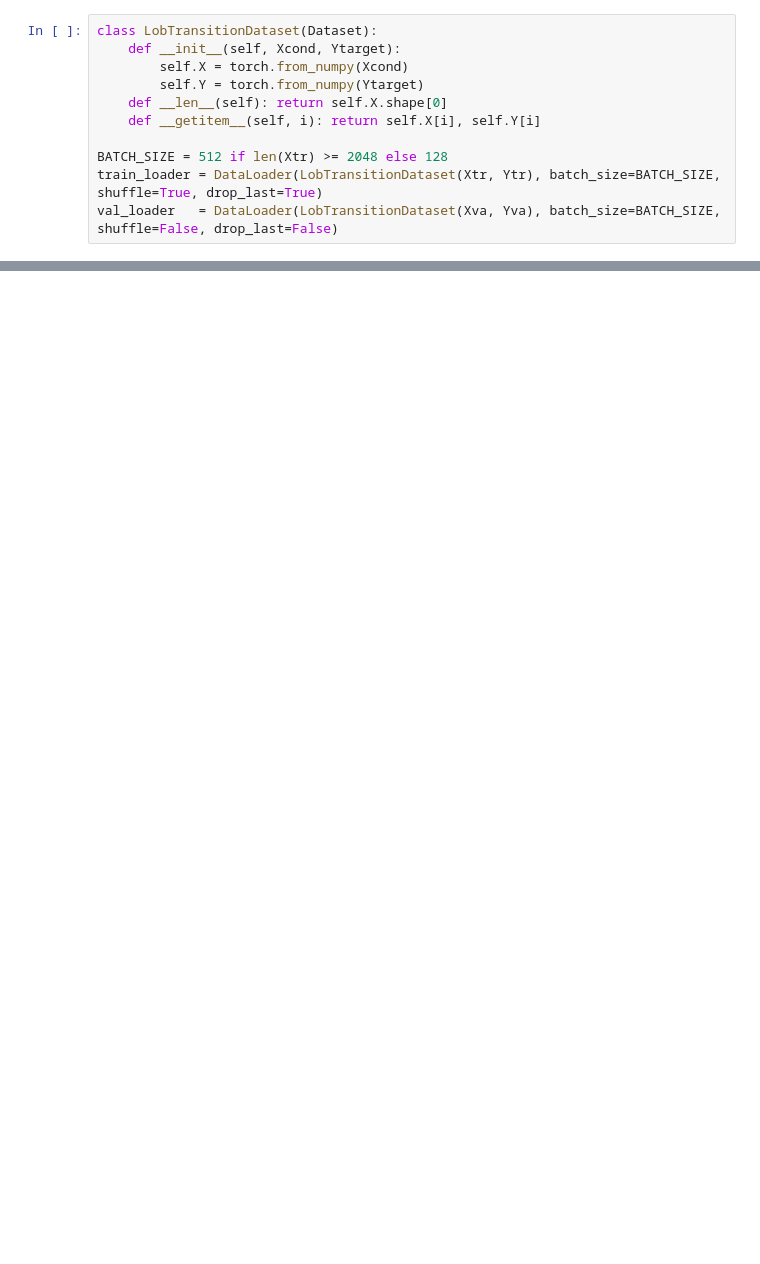
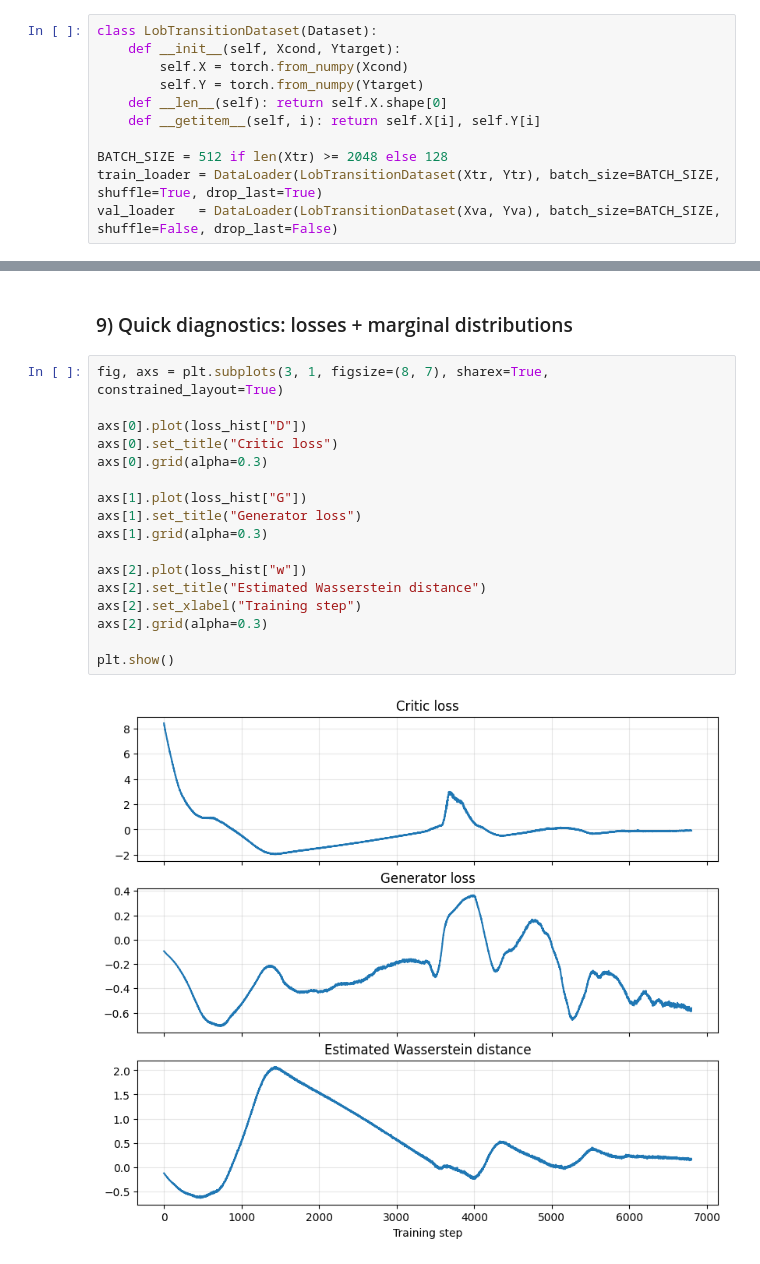
Before and after one commit to MassilGG/deep-lob-gan, a Jupyter notebook: DeepLearning.ipynb, the cells around one changed output, grey strips where cells are left out. Saved outputs shown, nothing was run; the diff lists cells and outputs as text; blank space fills up the shorter version.

```diff
--- a/DeepLearning.ipynb
+++ b/DeepLearning.ipynb
@@ -265,0 +492,21 @@ val_loader   = DataLoader(LobTransitionDataset(Xva, Yva), batch_size=BATCH_SIZE,
+# %% [markdown]
+### 9) Quick diagnostics: losses + marginal distributions
+# %%
+fig, axs = plt.subplots(3, 1, figsize=(8, 7), sharex=True, constrained_layout=True)
+
+axs[0].plot(loss_hist["D"])
+axs[0].set_title("Critic loss")
+axs[0].grid(alpha=0.3)
+
+axs[1].plot(loss_hist["G"])
+axs[1].set_title("Generator loss")
+axs[1].grid(alpha=0.3)
+
+axs[2].plot(loss_hist["w"])
+axs[2].set_title("Estimated Wasserstein distance")
+axs[2].set_xlabel("Training step")
+axs[2].grid(alpha=0.3)
+
+plt.show()
+# %% [output]
+[figure, added]
```
Also changed, not shown: parts of 29 cells of this notebook.
